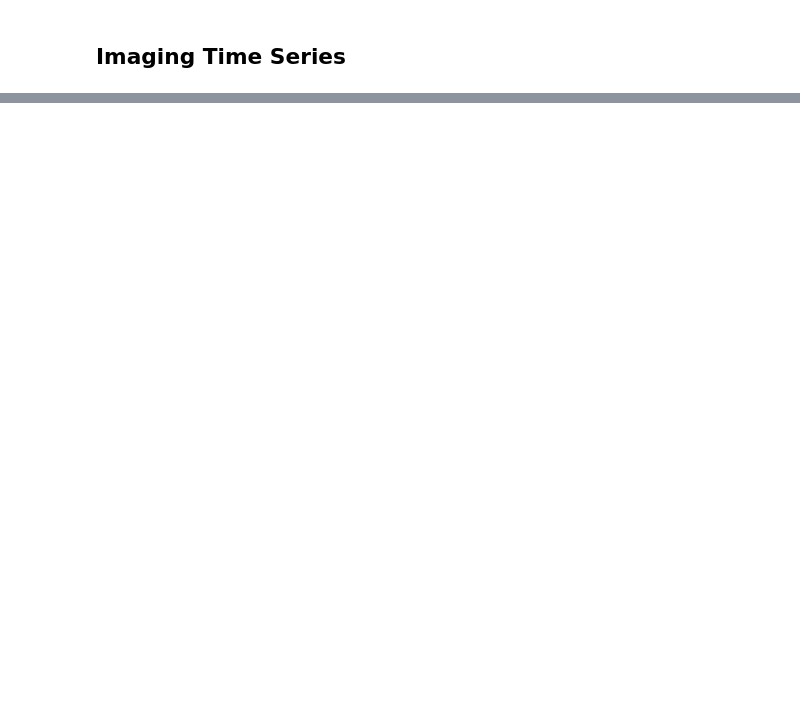
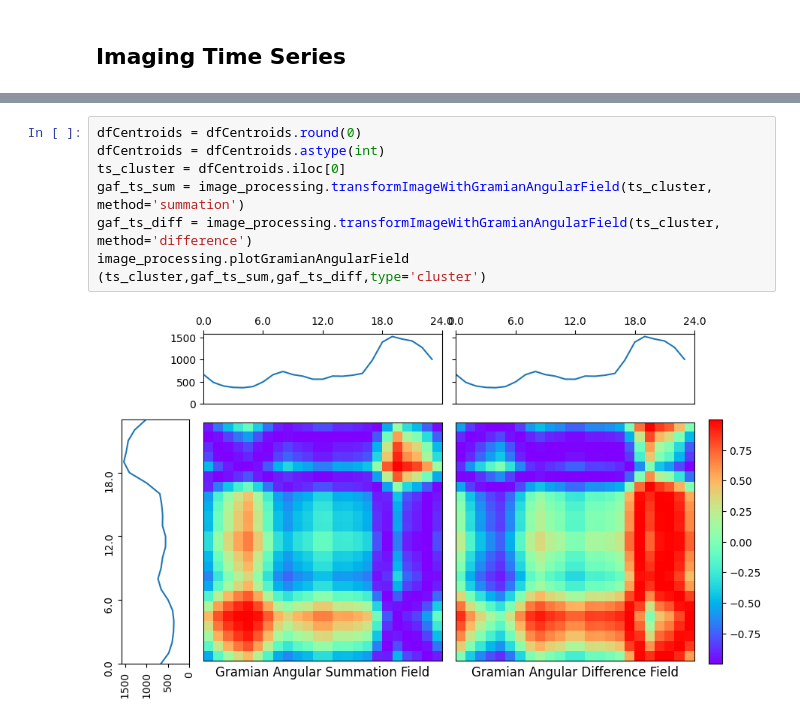
Before and after one commit to FranUrsus/TimeSeriesImaging, a Jupyter notebook: scripts/main.ipynb, the cells around one changed output, grey strips where cells are left out. Drawn from its saved outputs; the diff is of its cells as text; blank space fills up the shorter version.

```diff
--- a/scripts/main.ipynb
+++ b/scripts/main.ipynb
@@ -117,0 +296,9 @@ aux.plotTimeSeries(rowTS[0:23])
+# %%
+dfCentroids = dfCentroids.round(0)
+dfCentroids = dfCentroids.astype(int)
+ts_cluster = dfCentroids.iloc[0]
+gaf_ts_sum = image_processing.transformImageWithGramianAngularField(ts_cluster, method='summation')
+gaf_ts_diff = image_processing.transformImageWithGramianAngularField(ts_cluster, method='difference')
+image_processing.plotGramianAngularField (ts_cluster,gaf_ts_sum,gaf_ts_diff,type='cluster')
+# %% [output]
+[figure, added]
```
Also changed, not shown: parts of 17 cells of this notebook, 3 other files.
